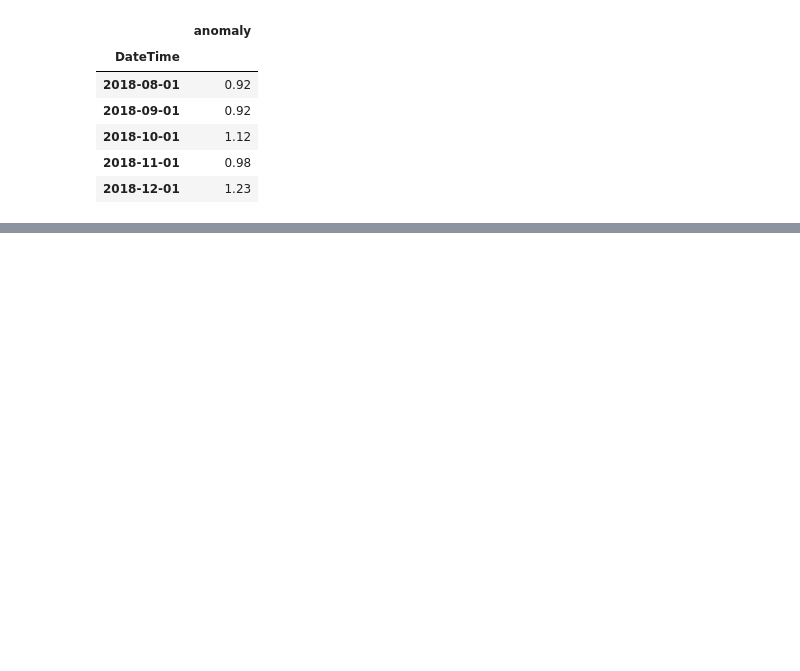
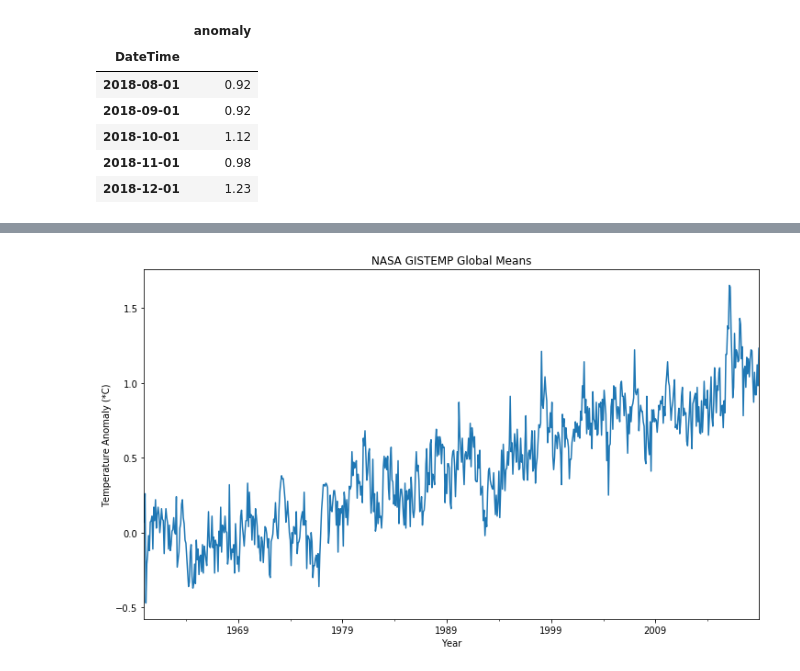
Before and after one commit to SimoAntikainen/sarimax-climate-change-forecast, a Jupyter notebook: Untitled.ipynb, the cells around one changed output, grey strips where cells are left out. Drawn from its saved outputs; the diff is of its cells as text; code cells hidden in the pictures; blank space fills up the shorter version.

```diff
--- a/Untitled.ipynb
+++ b/Untitled.ipynb
@@ -396,0 +417,9 @@ len(anomalyrange)
+# %%
+fig, ax = plt.subplots(1,1,figsize=(12,7))
+anomaly = anomalyrange.anomaly.plot(ax=ax)
+plt.xlabel('Year')
+plt.ylabel('Temperature Anomaly (*C)')
+plt.title('NASA GISTEMP Global Means')
+plt.show()
+# %% [output]
+[figure, added]
```
Also changed, not shown: parts of 13 cells of this notebook.
